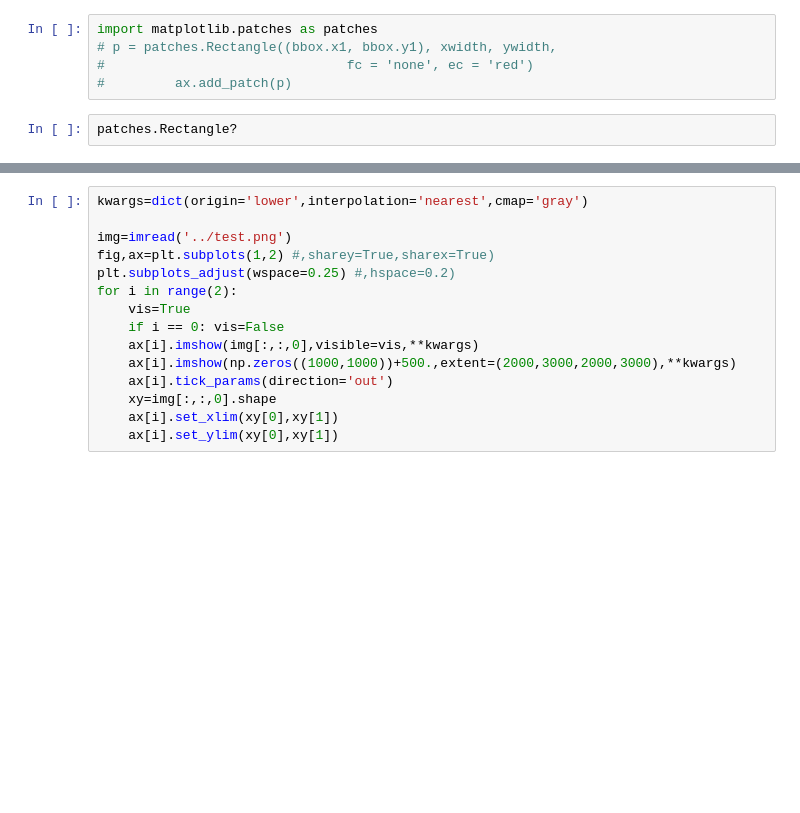
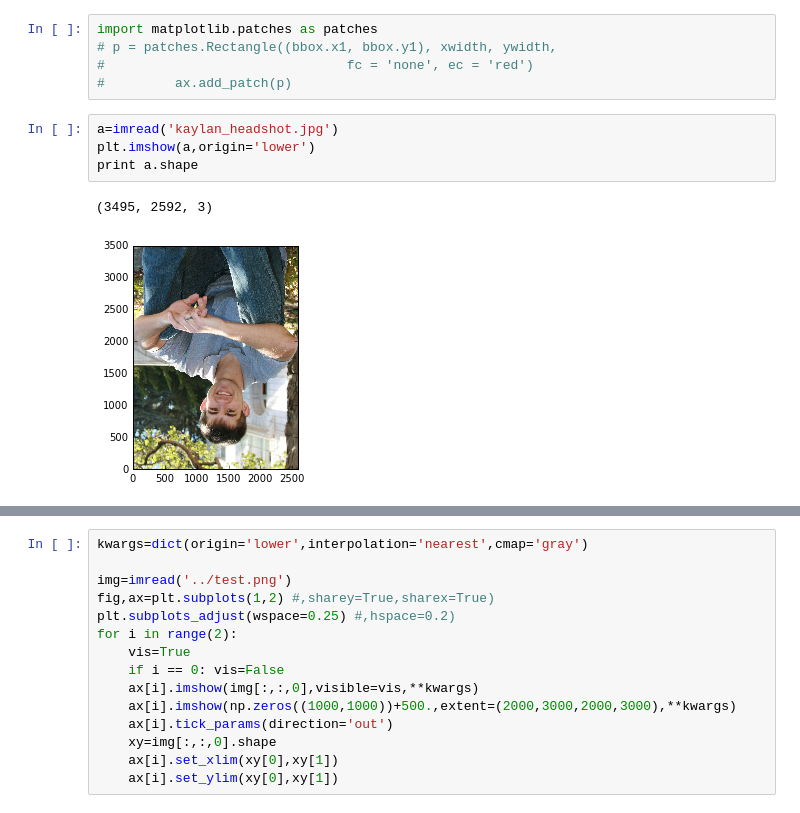
Before and after one commit to kaylanb/thesis_code, a Jupyter notebook: Testing.ipynb, the cells around one changed output, grey strips where cells are left out. Drawn from its saved outputs; the diff is of its cells as text; blank space fills up the shorter version.

```diff
--- a/Testing.ipynb
+++ b/Testing.ipynb
@@ -31,8 +31,13 @@ import matplotlib.patches as patches
 # p = patches.Rectangle((bbox.x1, bbox.y1), xwidth, ywidth,
 #                               fc = 'none', ec = 'red')
 #         ax.add_patch(p)
-# %%
-patches.Rectangle?
+# %%
+a=imread('kaylan_headshot.jpg')
+plt.imshow(a,origin='lower')
+print a.shape
+# %% [output]
+(3495, 2592, 3)
+[figure, added]
 # %%
 kwargs=dict(origin='lower',interpolation='nearest',cmap='gray')
 
```
Also changed, not shown: parts of 4 cells of this notebook, 2 other files.
